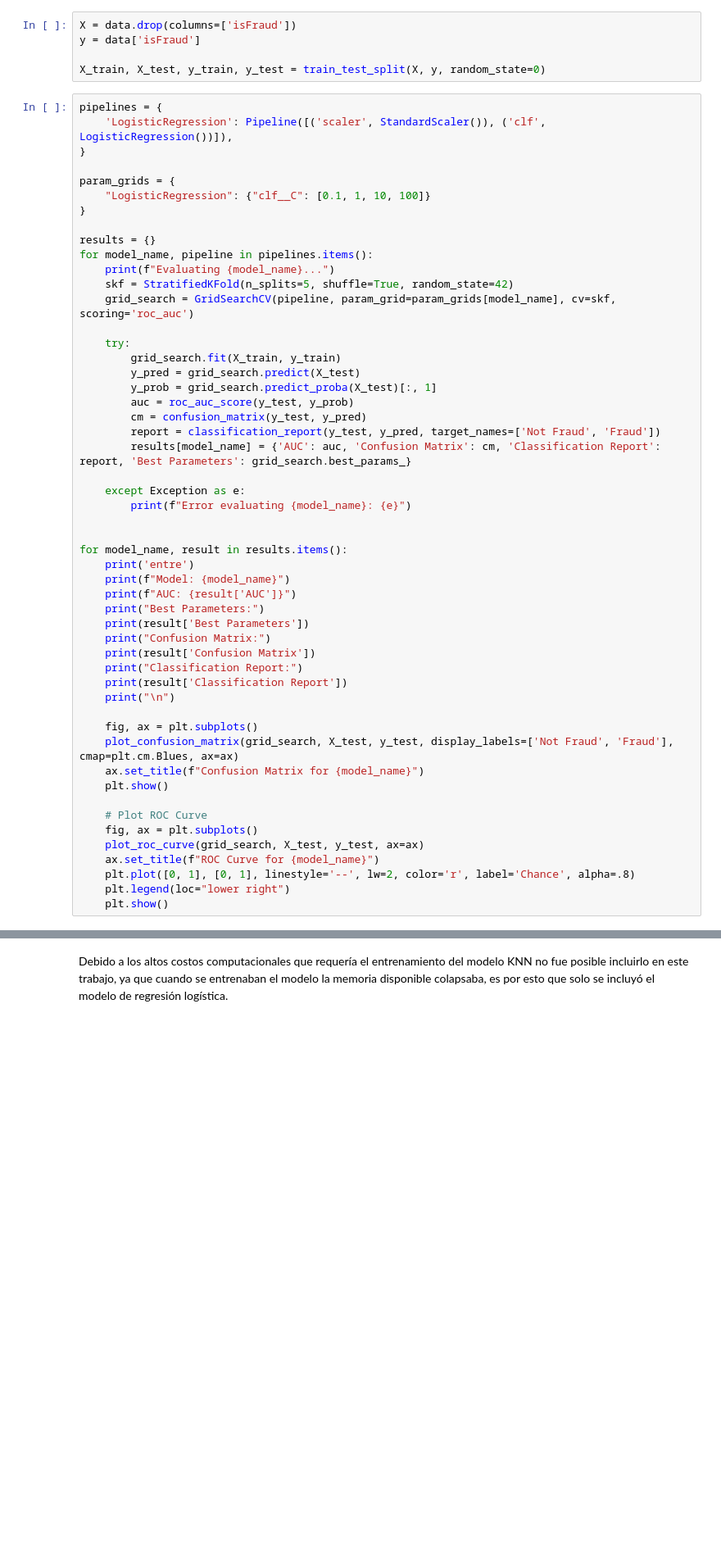
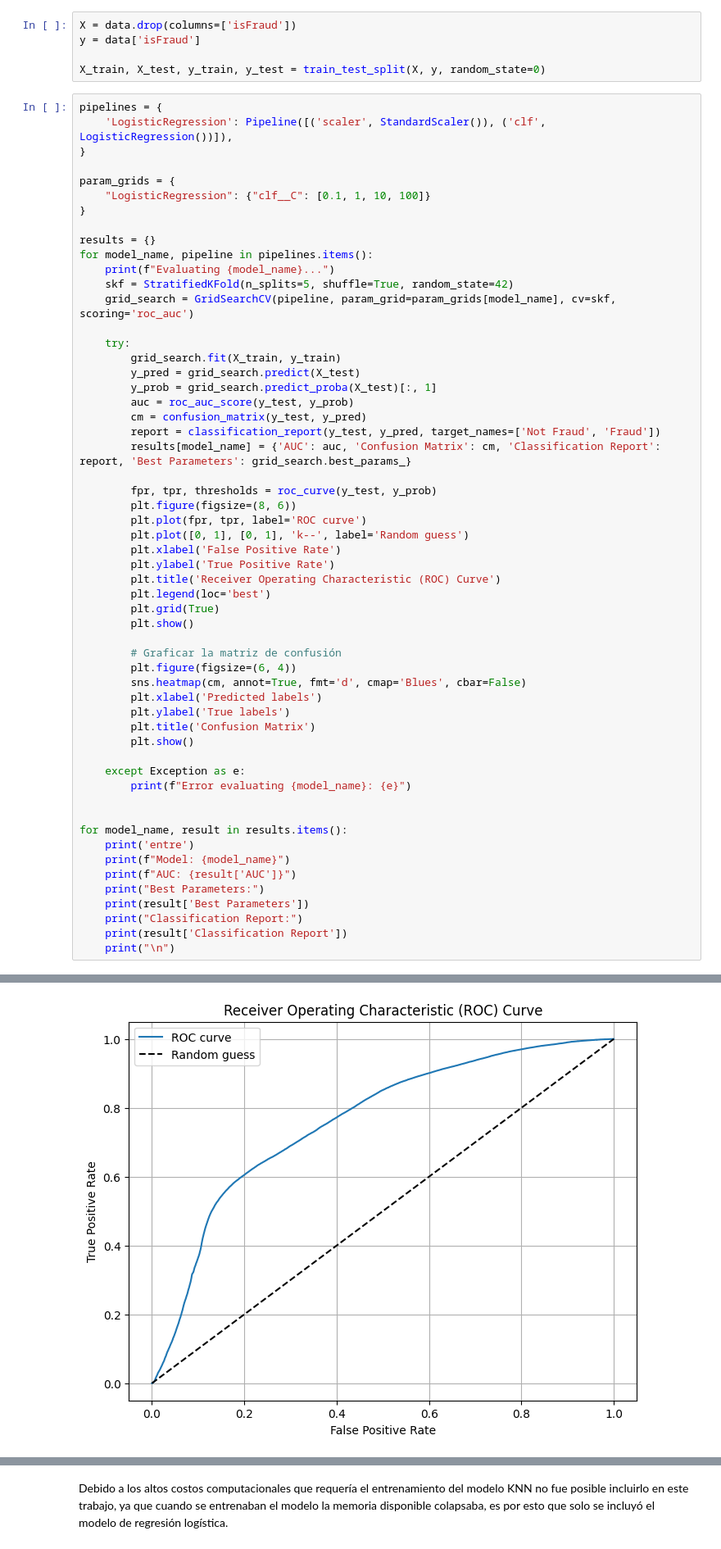
Before and after one commit to shadiajaafar1/jbookP1_ml202330, a Jupyter notebook: _sources/punto3.ipynb, the cells around one changed output, grey strips where cells are left out. Shown: that part at 82% size. Drawn from its saved outputs; the diff is of its cells as text; blank space fills up the shorter version.

```diff
--- a/_sources/punto3.ipynb
+++ b/_sources/punto3.ipynb
@@ -53,45 +51,50 @@ param_grids = {
 results = {}
 for model_name, pipeline in pipelines.items():
     print(f"Evaluating {model_name}...")
     skf = StratifiedKFold(n_splits=5, shuffle=True, random_state=42)
     grid_search = GridSearchCV(pipeline, param_grid=param_grids[model_name], cv=skf, scoring='roc_auc')
 
     try:
         grid_search.fit(X_train, y_train)
         y_pred = grid_search.predict(X_test)
         y_prob = grid_search.predict_proba(X_test)[:, 1]
         auc = roc_auc_score(y_test, y_prob)
         cm = confusion_matrix(y_test, y_pred)
         report = classification_report(y_test, y_pred, target_names=['Not Fraud', 'Fraud'])
         results[model_name] = {'AUC': auc, 'Confusion Matrix': cm, 'Classification Report': report, 'Best Parameters': grid_search.best_params_}
 
+        fpr, tpr, thresholds = roc_curve(y_test, y_prob)
+        plt.figure(figsize=(8, 6))
+        plt.plot(fpr, tpr, label='ROC curve')
+        plt.plot([0, 1], [0, 1], 'k--', label='Random guess')
+        plt.xlabel('False Positive Rate')
+        plt.ylabel('True Positive Rate')
+        plt.title('Receiver Operating Characteristic (ROC) Curve')
+        plt.legend(loc='best')
+        plt.grid(True)
+        plt.show()
+
+        # Graficar la matriz de confusión
+        plt.figure(figsize=(6, 4))
+        sns.heatmap(cm, annot=True, fmt='d', cmap='Blues', cbar=False)
+        plt.xlabel('Predicted labels')
+        plt.ylabel('True labels')
+        plt.title('Confusion Matrix')
+        plt.show()
+
     except Exception as e:
         print(f"Error evaluating {model_name}: {e}")
 
 
 for model_name, result in results.items():
     print('entre')
     print(f"Model: {model_name}")
     print(f"AUC: {result['AUC']}")
     print("Best Parameters:")
     print(result['Best Parameters'])
-    print("Confusion Matrix:")
-    print(result['Confusion Matrix'])
     print("Classification Report:")
     print(result['Classification Report'])
     print("\n")
-
-    fig, ax = plt.subplots()
-    plot_confusion_matrix(grid_search, X_test, y_test, display_labels=['Not Fraud', 'Fraud'], cmap=plt.cm.Blues, ax=ax)
-    ax.set_title(f"Confusion Matrix for {model_name}")
-    plt.show()
-
-    # Plot ROC Curve
-    fig, ax = plt.subplots()
-    plot_roc_curve(grid_search, X_test, y_test, ax=ax)
-    ax.set_title(f"ROC Curve for {model_name}")
-    plt.plot([0, 1], [0, 1], linestyle='--', lw=2, color='r', label='Chance', alpha=.8)
-    plt.legend(loc="lower right")
-    plt.show()
 # %% [output]
 Evaluating LogisticRegression...
+[figure, added]
```
Also changed, not shown: parts of 4 cells of this notebook, 13 other files.
